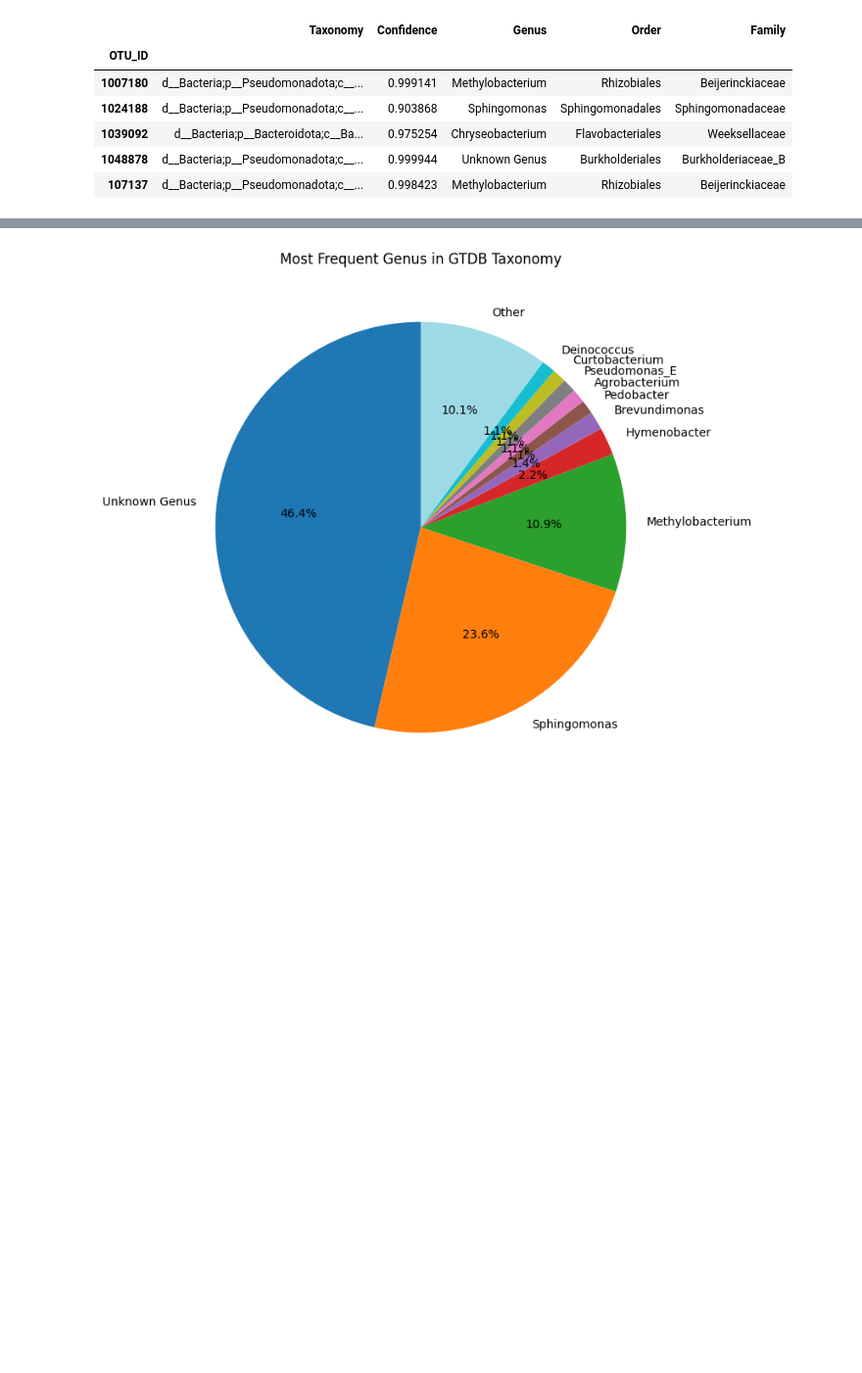
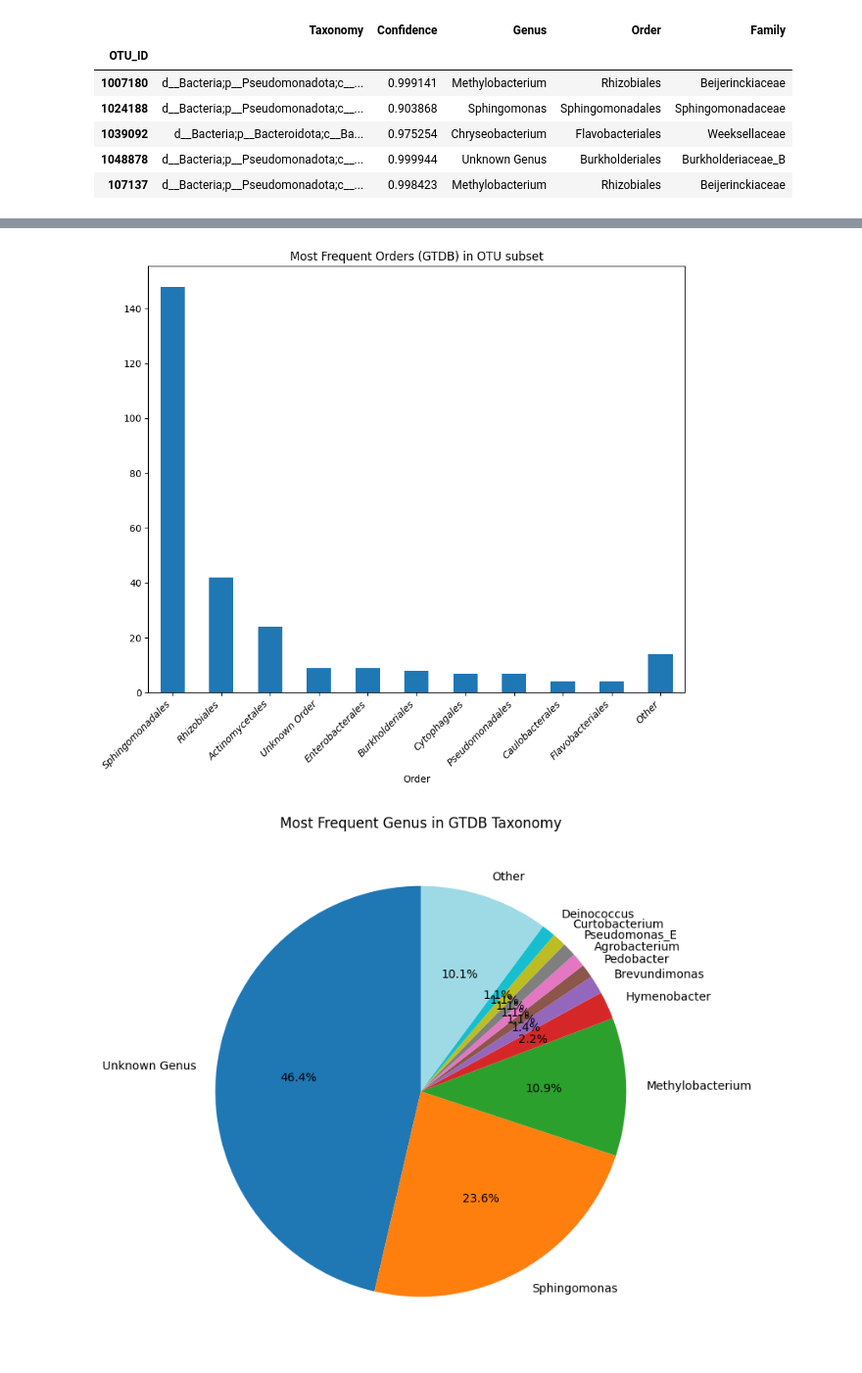
Before and after one commit to labbces/maize_transcriptome_microbiome_diurnal_periods, a Jupyter notebook: microbiome/microbial_taxonomy.ipynb, the cells around one changed output, grey strips where cells are left out. Shown: that part at 98% size. Cells and saved outputs as stored; diff of their text form; code cells hidden in the pictures; blank space fills up the shorter version.

```diff
--- a/microbiome/microbial_taxonomy.ipynb
+++ b/microbiome/microbial_taxonomy.ipynb
@@ -97,3 +228,28 @@ See the caveats in the documentation: https://pandas.pydata.org/pandas-docs/stab
+# %%
+import matplotlib.pyplot as plt
+
+# Number of top genera to display
+top_n = 10
+
+# Get the counts of each order
+order_counts = filtered_gtdb_taxonomy['Order'].value_counts()
+
+# Get the top N most frequent orders
+top_order_counts = order_counts.head(top_n)
+
+# Group the rest into an "Other" category
+other_count = order_counts[top_n:].sum()
+top_order_counts['Other'] = other_count
+
+# Plot the pie chart
+plt.figure(figsize=(10, 8))
+top_order_counts.plot.bar()
+plt.ylabel('')
+plt.title('Most Frequent Orders (GTDB) in OTU subset')
+plt.xticks(rotation=45, ha='right', fontstyle='italic')
+plt.show()
+# %% [output]
+[figure, added]
 # %%
 import matplotlib.pyplot as plt
 
```
Also changed, not shown: parts of 9 cells of this notebook.
